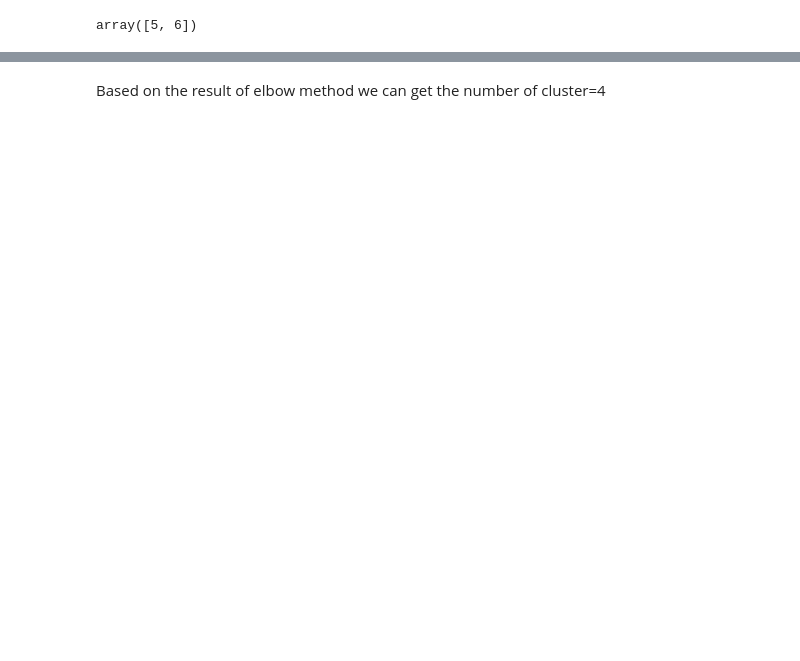
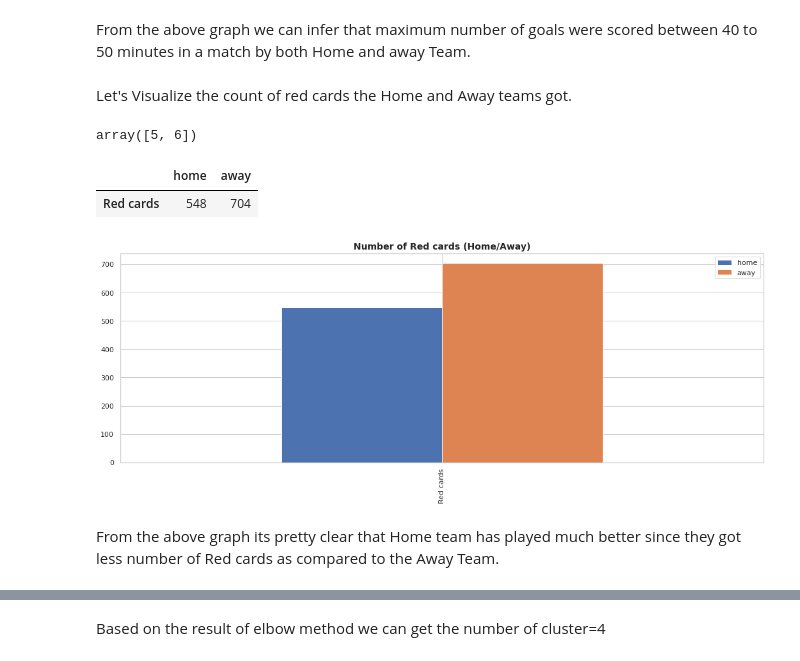
Before and after one commit to Karishma-Kuria/KMean-Clustering-Using-Scikit-Pytorch, a Jupyter notebook: K_MeanClustering.ipynb, the cells around one changed output, grey strips where cells are left out. Drawn from its saved outputs; the diff is of its cells as text; code cells hidden in the pictures; blank space fills up the shorter version.

```diff
--- a/K_MeanClustering.ipynb
+++ b/K_MeanClustering.ipynb
@@ -39,0 +48,7 @@ game_info.head()
+# %%
+# addresses of the csv in the dataset
+event_path = "https://github.com/Karishma-Kuria/KMean-Clustering-Using-Scikit-Pytorch/blob/main/dataset/events.csv.zip?raw=true"
+info_path = "https://github.com/Karishma-Kuria/KMean-Clustering-Using-Scikit-Pytorch/blob/main/dataset/ginf.csv?raw=true"
+
+game_events = pd.read_csv('/content/events.csv')
+game_info = pd.read_csv(info_path)
@@ -39,0 +125,4 @@ game_info.head()
+# %%
+# replacing the missing values
+game_events.fillna(0, inplace = True)
+game_events.isnull().sum()
@@ -68,7 +230,12 @@ plot.title("Number of goals (by home/away side) against Time during match")
+# %% [markdown]
+From the above graph we can infer that maximum number of goals were scored between 40 to 50 minutes in a match by both Home and away Team.
+# %% [markdown]
+Let's Visualize the count of red cards the Home and Away teams got.
 # %%
-yellow_sec=game_events[game_events["event_type"]==5]
-red=game_events[game_events["event_type"]==6]
-reds_total=[yellow_sec,red]
+# filtering data to get the count of total red cards
+yellow_second_card=game_events[game_events["event_type"]==5]
+red_card=game_events[game_events["event_type"]==6]
+reds_total=[yellow_second_card,red_card]
 total_red_cards=pd.concat(reds_total)
 total_red_cards.event_type.unique()
 # %% [output]
@@ -76,9 +243,15 @@ array([5, 6])
 # %%
 red_home=total_red_cards[total_red_cards["side"]==1].shape[0]
 red_away=total_red_cards[total_red_cards["side"]==2].shape[0]
 
-red_combi=pd.DataFrame({"home":red_home,"away":red_away},index=["Red cards"])
-red_combi.plot(kind="bar")
+red_combined=pd.DataFrame({"home":red_home,"away":red_away},index=["Red cards"])
+red_combined.plot(kind="bar")
 plot.title("Number of Red cards (Home/Away)",fontname="Times New Roman Bold",fontsize=14,fontweight="bold")
-red_combi
+red_combined
+# %% [output]
+|  | home | away |
+| Red cards | 548 | 704 |
+[figure, added]
+# %% [markdown]
+From the above graph its pretty clear that Home team has played much better since they got less number of Red cards as compared to the Away Team.
 # %%
```
Also changed, not shown: parts of 79 cells of this notebook.
